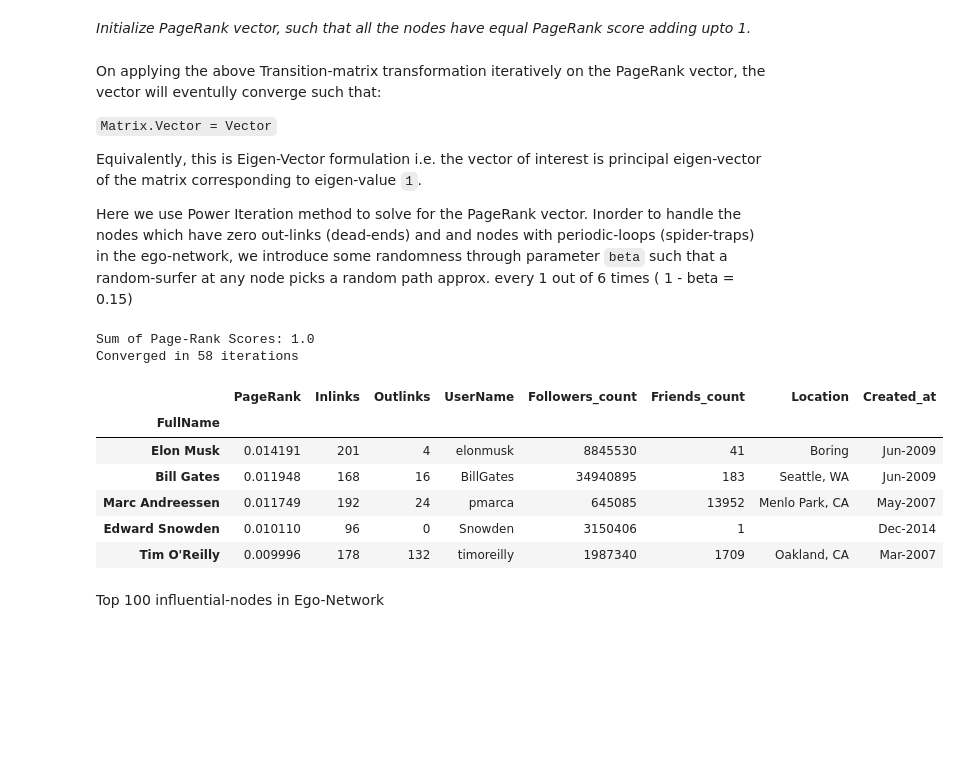
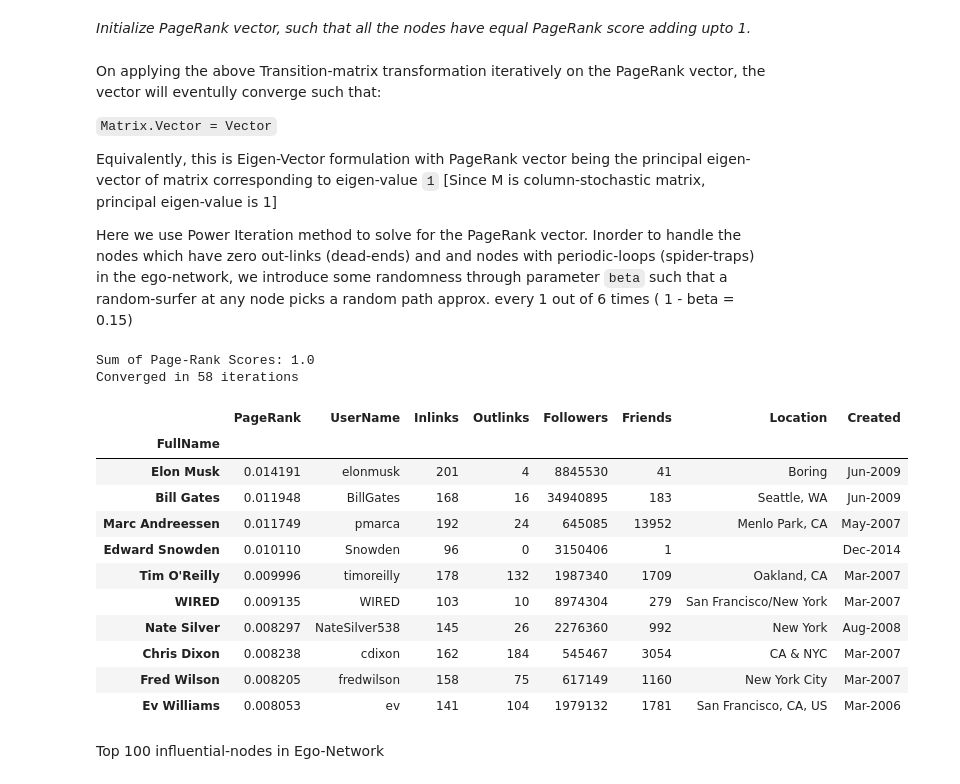
Before and after one commit to balaca/twitter_graph, a Jupyter notebook: Twitter_PageRankAnalysis.ipynb, the cells around one changed output. Cells and saved outputs as stored; diff of their text form; code cells hidden in the pictures; blank space fills up the shorter version.

```diff
--- a/Twitter_PageRankAnalysis.ipynb
+++ b/Twitter_PageRankAnalysis.ipynb
@@ -294,7 +301,7 @@ On applying the above Transition-matrix transformation iteratively on the PageRa
 
 `Matrix.Vector = Vector`
 
-Equivalently, this is Eigen-Vector formulation i.e. the vector of interest is principal eigen-vector of the matrix corresponding to eigen-value `1`.
+Equivalently, this is Eigen-Vector formulation with PageRank vector being the principal eigen-vector of matrix corresponding to eigen-value `1` [Since M is column-stochastic matrix, principal eigen-value is 1]
 
 Here we use Power Iteration method to solve for the PageRank vector. Inorder to handle  the nodes which have zero out-links (dead-ends) and and nodes with periodic-loops (spider-traps) in the ego-network, we introduce some randomness through parameter `beta` such that a random-surfer at any node picks a random path approx. every 1 out of 6 times ( 1 - beta = 0.15)
 # %%
@@ -331,18 +338,26 @@ results_df['Ids'], results_df['PageRank'] = index, pageRankVector
 results_df['Inlinks'], results_df['Outlinks'] = list(inlinks_count), list(outlinks_count)
 results_df = results_df.set_index('Ids', drop = True )
 
-results_df[['UserName', 'FullName', 'Followers_count',
-           'Friends_count', 'Location', 'Created_at' ]] = lookup_in_cache(index)
+results_df = results_df.merge(lookup_in_cache(index), copy = False,
+                              left_index = True, right_index = True)
+results_df = results_df[['PageRank','UserName', 'FullName', 'Inlinks' , 'Outlinks',
+                         'Followers','Friends', 'Location', 'Created' ]]
 # %%
-results_df.fillna('').sort_values(by = 'PageRank', ascending =False).set_index('FullName').head()
+# Nodes with high PageRank scores
+results_df.fillna('').sort_values(by = 'PageRank', ascending =False).set_index('FullName').head(10)
 # %% [output]
-|  | PageRank | Inlinks | Outlinks | UserName | Followers_count | Friends_count | Location | Created_at |
+|  | PageRank | UserName | Inlinks | Outlinks | Followers | Friends | Location | Created |
 | FullName |  |  |  |  |  |  |  |  |
-| Elon Musk | 0.014191 | 201 | 4 | elonmusk | 8845530 | 41 | Boring | Jun-2009 |
-| Bill Gates | 0.011948 | 168 | 16 | BillGates | 34940895 | 183 | Seattle, WA | Jun-2009 |
-| Marc Andreessen | 0.011749 | 192 | 24 | pmarca | 645085 | 13952 | Menlo Park, CA | May-2007 |
-| Edward Snowden | 0.010110 | 96 | 0 | Snowden | 3150406 | 1 |  | Dec-2014 |
-| Tim O'Reilly | 0.009996 | 178 | 132 | timoreilly | 1987340 | 1709 | Oakland, CA | Mar-2007 |
+| Elon Musk | 0.014191 | elonmusk | 201 | 4 | 8845530 | 41 | Boring | Jun-2009 |
+| Bill Gates | 0.011948 | BillGates | 168 | 16 | 34940895 | 183 | Seattle, WA | Jun-2009 |
+| Marc Andreessen | 0.011749 | pmarca | 192 | 24 | 645085 | 13952 | Menlo Park, CA | May-2007 |
+| Edward Snowden | 0.010110 | Snowden | 96 | 0 | 3150406 | 1 |  | Dec-2014 |
+| Tim O'Reilly | 0.009996 | timoreilly | 178 | 132 | 1987340 | 1709 | Oakland, CA | Mar-2007 |
+| WIRED | 0.009135 | WIRED | 103 | 10 | 8974304 | 279 | San Francisco/New York | Mar-2007 |
+| Nate Silver | 0.008297 | NateSilver538 | 145 | 26 | 2276360 | 992 | New York | Aug-2008 |
+| Chris Dixon | 0.008238 | cdixon | 162 | 184 | 545467 | 3054 | CA & NYC | Mar-2007 |
+| Fred Wilson | 0.008205 | fredwilson | 158 | 75 | 617149 | 1160 | New York City | Mar-2007 |
+| Ev Williams | 0.008053 | ev | 141 | 104 | 1979132 | 1781 | San Francisco, CA, US | Mar-2006 |
 # %% [markdown]
 Top 100 influential-nodes in Ego-Network
 # %%
```
Also changed, not shown: parts of 20 cells of this notebook, 2 other files.
